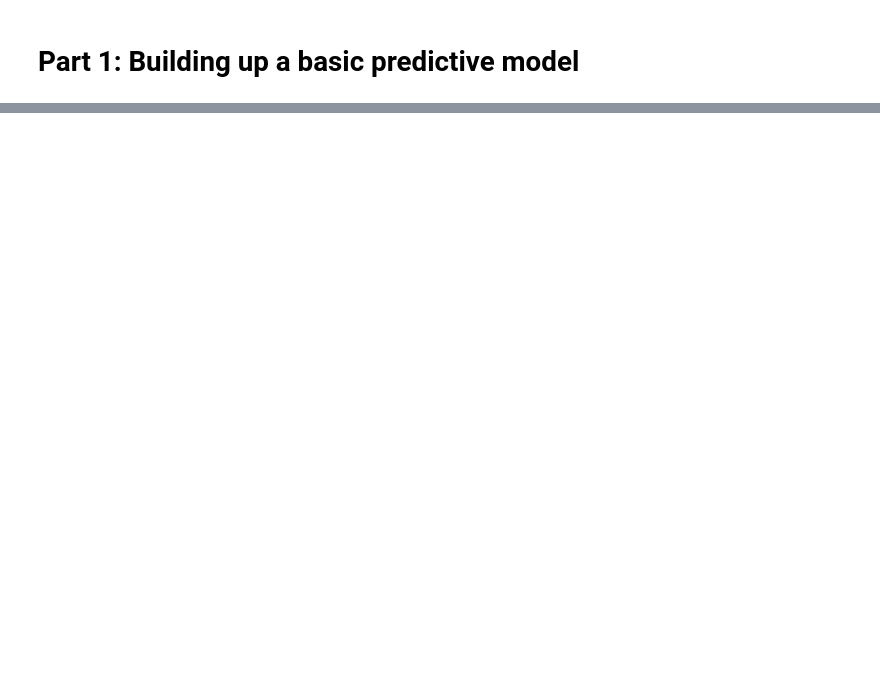
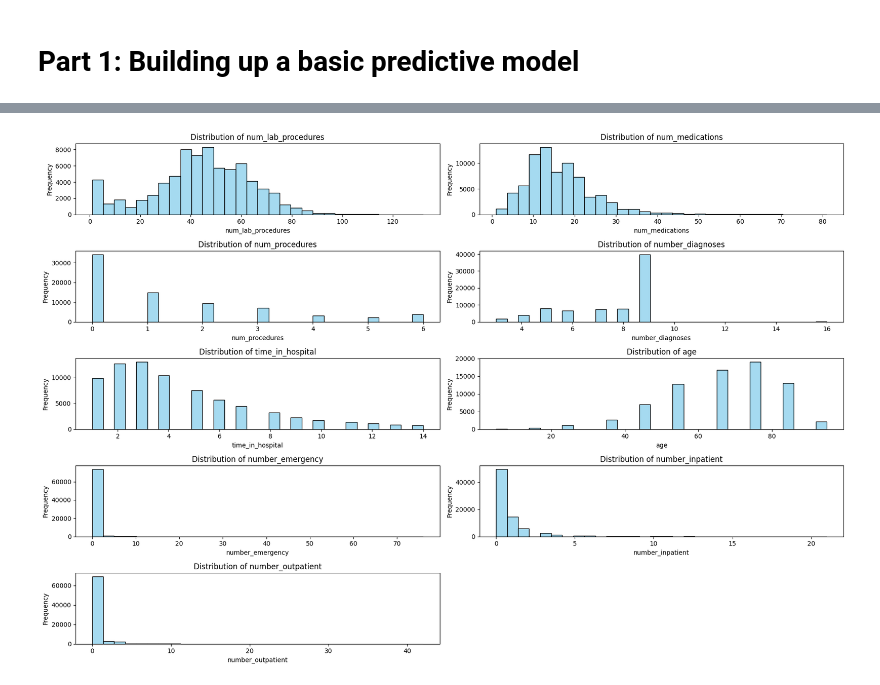
Before and after one commit to shinde-mayur/big-data-course-work, a Jupyter notebook: group88_solution.ipynb, the cells around one changed output, grey strips where cells are left out. Saved outputs shown, nothing was run; the diff lists cells and outputs as text; code cells hidden in the pictures; blank space fills up the shorter version.

```diff
--- a/group88_solution.ipynb
+++ b/group88_solution.ipynb
@@ -436,0 +185,15 @@ normalized_diabetic_data.to_csv('out.csv', index=False)
+# %%
+# Filtering out rows where 'gender' is 'Unknown/Invalid'
+diabetic_data_filtered_ids = diabetic_data_filtered_ids[diabetic_data_filtered_ids['gender'] != 'Unknown/Invalid']
+
+# Removing rows where 'race' is categorized as 'Other'
+diabetic_data_filtered_ids = diabetic_data_filtered_ids[diabetic_data_filtered_ids['race'] != 'Other']
+
+# Replacing missing values in 'medical_specialty' with 'Unknown'
+diabetic_data_filtered_ids['medical_specialty'] = diabetic_data_filtered_ids['medical_specialty'].fillna('Unknown')
+
+# Dropping all rows that still contain null values after the above replacements
+diabetic_data_filled = diabetic_data_filtered_ids.dropna()
+
+# Displaying the dimensions of the cleaned dataset to confirm the deletion of rows
+diabetic_data_filled.shape
@@ -436,0 +313,46 @@ normalized_diabetic_data.to_csv('out.csv', index=False)
+# %%
+# Defining the columns where outliers are to be examined
+outlier_columns = [
+    'num_lab_procedures',  # Subject to z-score analysis
+    'num_medications',     # Subject to z-score analysis
+    'num_procedures',      # Subject to IQR method
+    'number_diagnoses',    # Subject to IQR method
+    'time_in_hospital',    # Subject to IQR method
+    'age',                 # Subject to IQR method
+    'number_emergency',
+    'number_inpatient',
+    'number_outpatient',
+]
+
+# Summary of outlier analysis methods based on the distribution of each column
+# 'iqr': Column outliers determined by Interquartile Range method
+# 'z-score': Column outliers identified by Z-score method
+# 'percentile': Column outliers assessed by percentile thresholds
+
+# Outlier analysis summary:
+# column                        iqr     z-score  percentile
+# num_lab_procedures            217     [51]     2233
+# num_medications               3396    [1539]   3725
+# num_procedures                [4940]  4940     0
+# number_diagnoses              [62]    78       115
+# number_emergency              11286   1648     [1648]
+# number_inpatient              6988    3606     [1994]
+# number_outpatient             16612   2543     [1449]
+# time_in_hospital              [2246]  2246     2246
+
+# Setting the size of the plot for better readability and visualization
+plt.figure(figsize=(18, 12))
+
+# Iterating through each column to create histograms
+for i, column in enumerate(outlier_columns, 1):
+    plt.subplot(5, 2, i)  # Arranging the charts in a grid of 5 rows by 2 columns
+    sns.histplot(normalized_diabetic_data[column], color='skyblue', bins=30)  # Using seaborn for histogram
+    plt.title(f'Distribution of {column}')  # Title for each histogram
+    plt.ylabel('Frequency')  # Y-axis label
+    plt.xlabel(column)  # X-axis label
+
+# Adjusting the layout for clearer presentation
+plt.tight_layout()
+plt.show()
+# %% [output]
+[figure, added]
```
Also changed, not shown: parts of 74 cells of this notebook, 2 other files.
